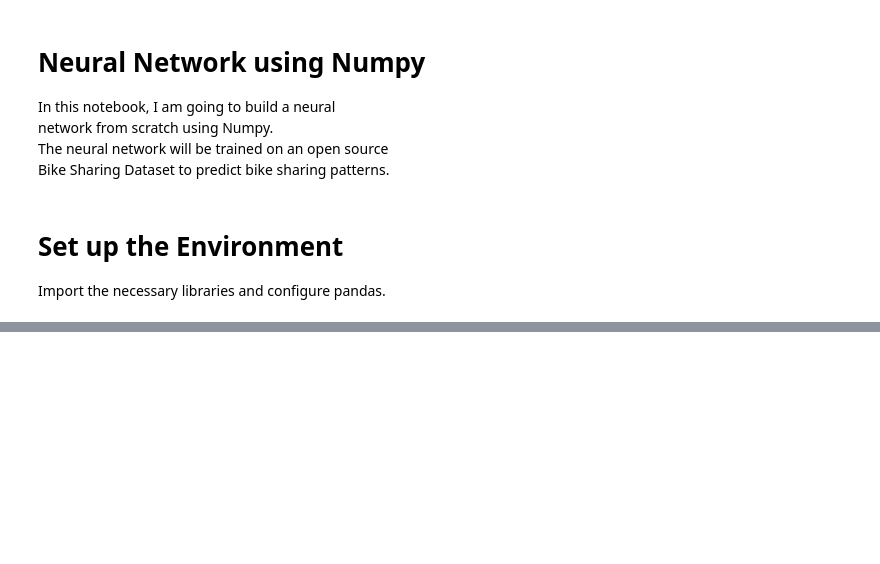
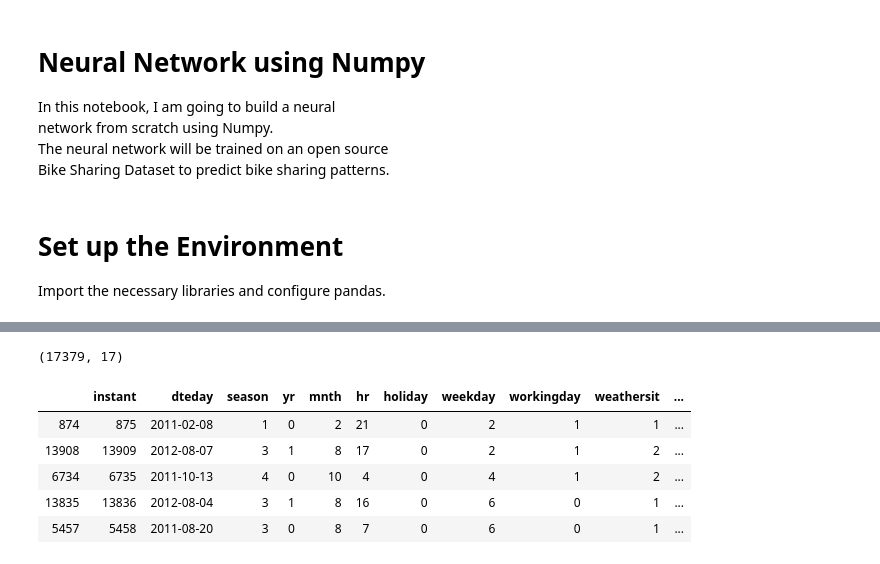
Before and after one commit to pranjalchaubey/Neural-Networks-using-Numpy, a Jupyter notebook: src/neural-network-numpy.ipynb, the cells around one changed output, grey strips where cells are left out. Drawn from its saved outputs; the diff is of its cells as text; code cells hidden in the pictures; blank space fills up the shorter version.

```diff
--- a/src/neural-network-numpy.ipynb
+++ b/src/neural-network-numpy.ipynb
@@ -27,0 +38,12 @@ pd.set_option('display.width', 1000)
+# %%
+# View the data
+display(rides.shape)
+rides.sample(5)
+# %% [output]
+(17379, 17)
+|  | instant | dteday | season | yr | mnth | hr | holiday | weekday | workingday | weathersit | ... |
+| 874 | 875 | 2011-02-08 | 1 | 0 | 2 | 21 | 0 | 2 | 1 | 1 | ... |
+| 13908 | 13909 | 2012-08-07 | 3 | 1 | 8 | 17 | 0 | 2 | 1 | 2 | ... |
+| 6734 | 6735 | 2011-10-13 | 4 | 0 | 10 | 4 | 0 | 4 | 1 | 2 | ... |
+| 13835 | 13836 | 2012-08-04 | 3 | 1 | 8 | 16 | 0 | 6 | 0 | 1 | ... |
+| 5457 | 5458 | 2011-08-20 | 3 | 0 | 8 | 7 | 0 | 6 | 0 | 1 | ... |
```
Also changed, not shown: parts of 9 cells of this notebook.
